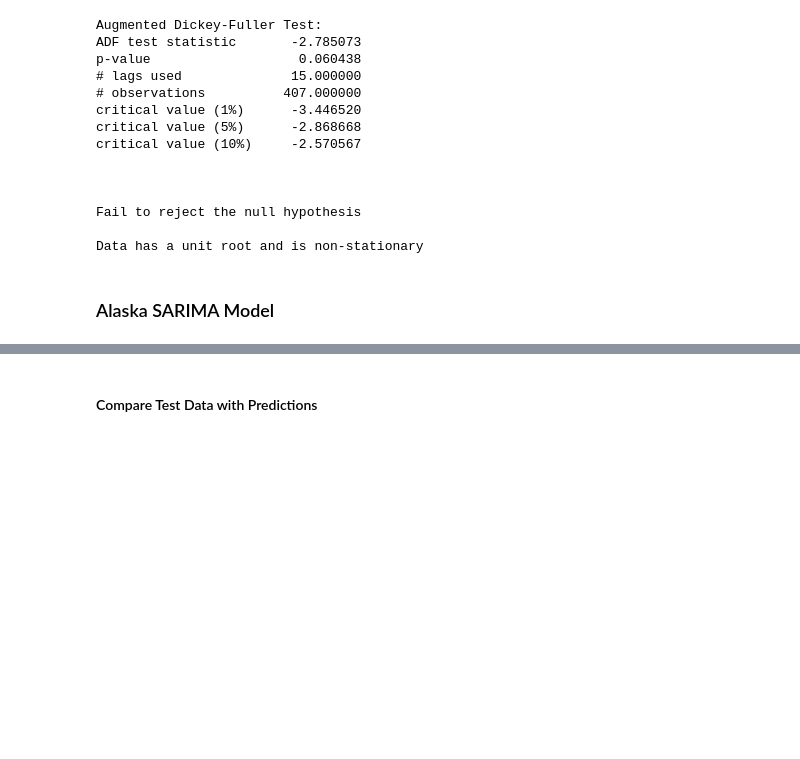
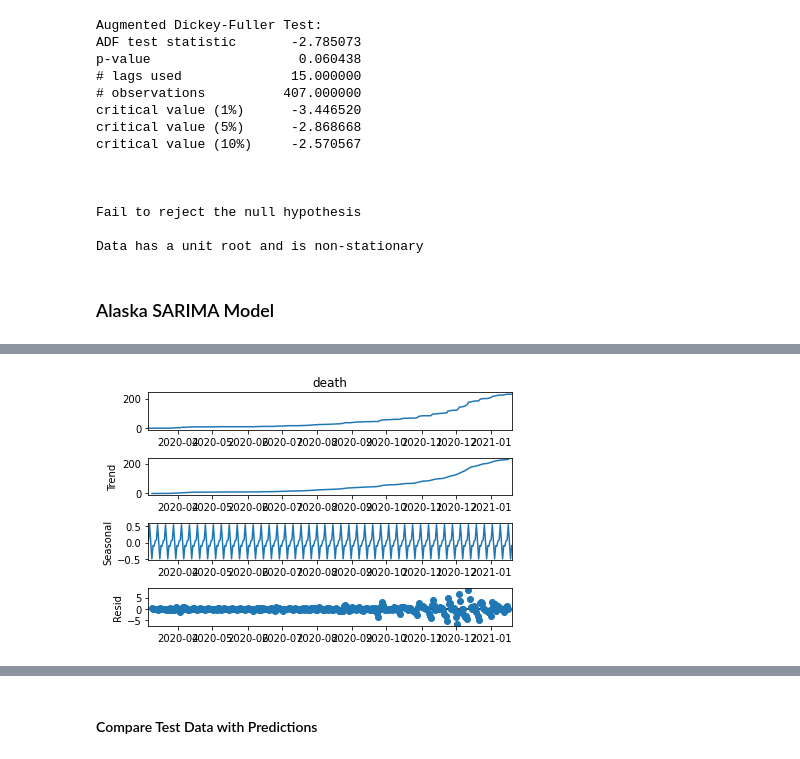
Before and after one commit to JosephDenney/Covid_Analysis, a Jupyter notebook: EDA_Notebook.ipynb, the cells around one changed output, grey strips where cells are left out. Saved outputs shown, nothing was run; the diff lists cells and outputs as text; code cells hidden in the pictures; blank space fills up the shorter version.

```diff
--- a/EDA_Notebook.ipynb
+++ b/EDA_Notebook.ipynb
@@ -454 +441,5 @@ Length of dataframe:  317
+# %%
+sd(df_alaska['death'], model='additive').plot(); # alaska = seasonal
+# %% [output]
+[figure, added]
 # %%
```
Also changed, not shown: parts of 46 cells of this notebook, 2 other files.
